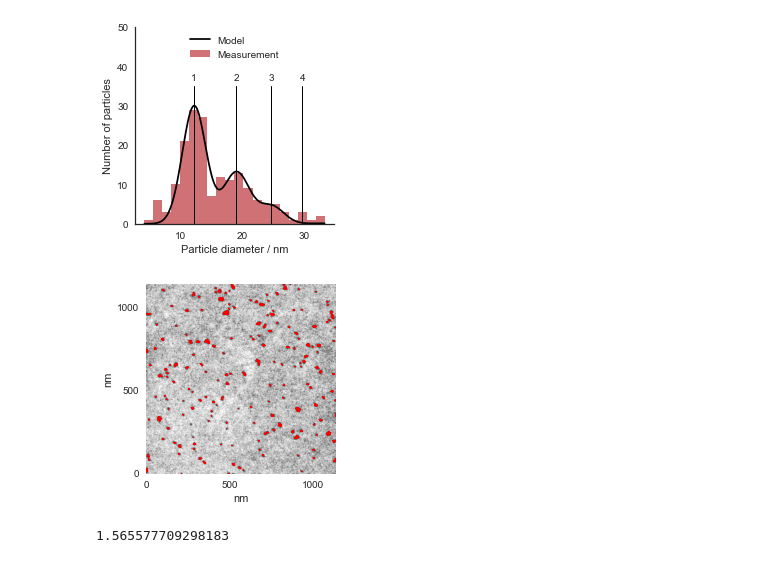
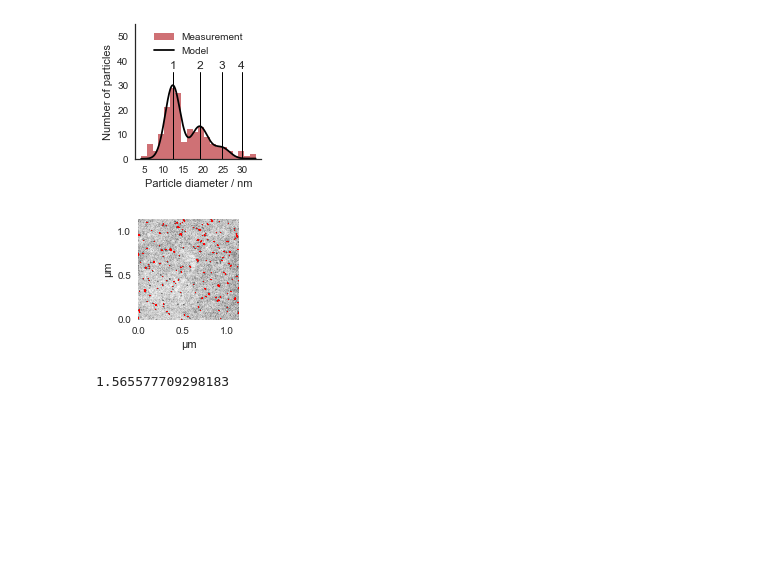
Before and after one commit to mhantke/esi_at_amo, a Jupyter notebook: notebooks/fig_rubisco_em.ipynb, the cells around one changed output. Saved outputs shown, nothing was run; the diff lists cells and outputs as text; code cells hidden in the pictures; blank space fills up the shorter version.

```diff
--- a/notebooks/fig_rubisco_em.ipynb
+++ b/notebooks/fig_rubisco_em.ipynb
@@ -57,15 +40,0 @@ savefig("thresholding.png", dpi=300)
-# %%
-from scipy.ndimage import gaussian_filter
-sI2 = gaussian_filter(I2, 5.)
-M = sI2 > 5
-N = M.shape[0]
-l = N/876.*500
-extent = [0, l, 0, l]
-fig, ax = subplots(nrows=1, figsize=(3., 3.))
-ax.imshow(sI2, vmax=10, extent=extent)
-ax.set_aspect(1.)
-ax.set_xlabel("nm")
-ax.set_ylabel("nm")
-ax.set_frame_on(False)
-tight_layout()
-savefig("thresholding_single.png", dpi=300)
@@ -181,23 +145,28 @@ show()
 # %%
-fig = figure(figsize=(3.5, 3.5))
-ax = fig.add_subplot(111)
-H, d_edges, _= ax.hist(d_nm,20,lw=0, color='C2', alpha=0.8, label='Measurement')
+fig = figure(figsize=(2.5,2.5))
+ax = fig.add_axes([0.25, 0.2, 0.7, 0.75])
+H, d_edges, _= ax.hist(d_nm, 20, lw=0, color='C2', alpha=0.8, label='Measurement')
 d_fine = linspace(d_edges[0], d_edges[-1], 1000)
 H_fit_fine = _f(x=d_fine, n=n, p=res.x)
 ax.plot(d_fine, H_fit_fine, color='k', label='Model')
-ax.legend(loc='upper center', ncol=1)
+#ax.legend(loc='upper center', ncol=1)
+handles, labels = ax.get_legend_handles_labels()
+# sort both labels and handles by labels
+labels, handles = zip(*sorted(zip(labels, handles), key=lambda t: t[0]))
+ax.legend(handles, labels, loc='upper center', ncol=1)
 for x0, k in zip(x0s_fit, range(1, n+1)):
     if k >4:
         continue
     ax.text(x0, 36, k, ha='center', va='bottom')
-    ax.axvline(x0, color='k', lw=1., ymin=0., ymax=35./50)
+    ax.axvline(x0, color='k', lw=1., ymin=0., ymax=32./50)
 ax.set_ylabel("Number of particles")
 ax.set_xlabel("Particle diameter / nm")
-ax.set_ylim(0, 50)
+ax.set_xticks([5, 10, 15, 20, 25, 30])
+ax.set_ylim(0, 55)
 sns.despine()
-tight_layout()
+savefig("../fig5c_em_rubusco_hist.png", dpi=300)
 # %% [output]
-[figure, old version]
+[figure, new version]
 # %%
 from scipy.ndimage import gaussian_filter
 sI2 = gaussian_filter(I2, 5.)
@@ -206,20 +175,21 @@ N = M.shape[0]
 l = N/876.*500
 extent = [0, l, 0, l]
 sf = 0.7
-fig = figure(figsize=(3.5,3.5))
-ax = fig.add_subplot(111)
+fig = figure(figsize=(2.5,2.))
+ax = fig.add_axes([0.2, 0.25, 0.7, 0.7])
 ax.imshow(sI2, vmax=10, extent=extent)
 ax.imshow(log10(10*M), cmap="autumn_r", vmin=0, vmax=1, extent=extent)
 ax.set_aspect(1.)
 ax.set_xticks([0, 500, 1000])
+ax.set_xticklabels(['0.0', '0.5', '1.0'])
 ax.set_yticks([0, 500, 1000])
-ax.set_xlabel("nm")
-ax.set_ylabel("nm")
+ax.set_yticklabels(['0.0', '0.5', '1.0'])
+ax.set_xlabel(u"\u03bcm")
+ax.set_ylabel(u"\u03bcm")
 ax.set_frame_on(False)
-tight_layout()
-savefig("thresholding_single.png", dpi=300)
+savefig("../fig5b_em_rubusco_img.png", dpi=300)
 # %% [output]
-[figure, old version]
+[figure, new version]
 # %%
 a_fit
 # %% [output]
```
Also changed, not shown: parts of 8 cells of this notebook, 4 other files.
